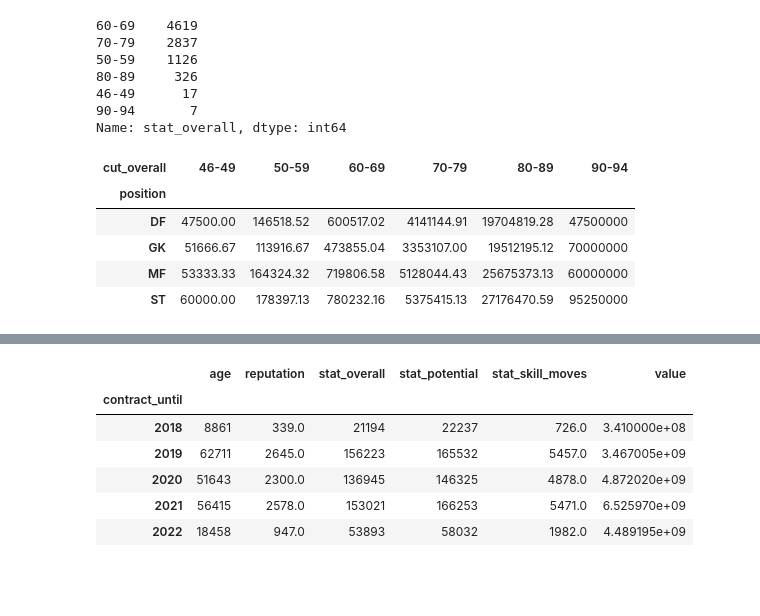
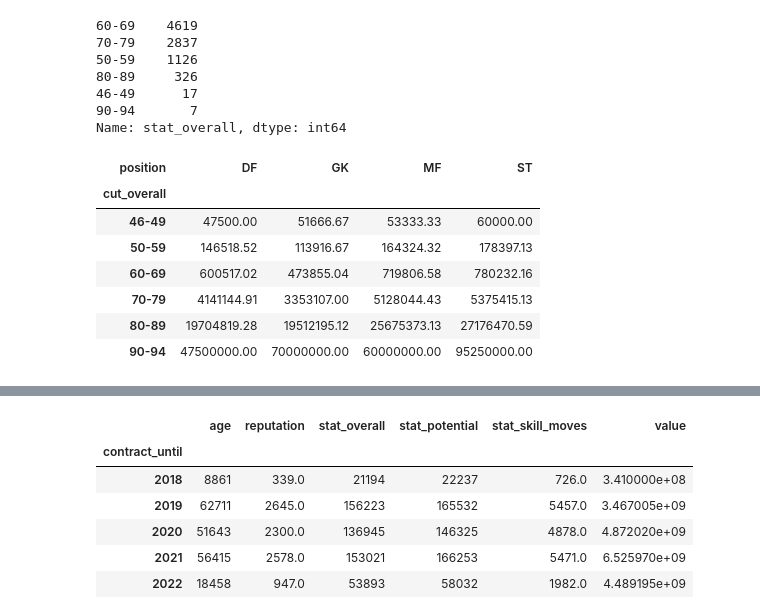
Before and after one commit to JEONSUN/Project-Soccer_player_transfer_Prediction, a Jupyter notebook: preprocessing.ipynb, the cells around one changed output, grey strips where cells are left out. Cells and saved outputs as stored; diff of their text form; code cells hidden in the pictures; blank space fills up the shorter version.

```diff
--- a/preprocessing.ipynb
+++ b/preprocessing.ipynb
@@ -289,13 +298,15 @@ Name: stat_overall, dtype: int64
 
 train_data['cut_overall'] = cut_overall
 # %%
-pos_pivot = train_data.pivot_table(values = 'value' , index = 'position', columns = 'cut_overall', aggfunc = np.mean, fill_value = 0)
+pos_pivot = train_data.pivot_table(values = 'value' , index = 'cut_overall', columns = 'position', aggfunc = np.mean, fill_value = 0)
 
 pos_pivot.round(2)
 # %% [output]
-| cut_overall | 46-49 | 50-59 | 60-69 | 70-79 | 80-89 | 90-94 |
-| position |  |  |  |  |  |  |
-| DF | 47500.00 | 146518.52 | 600517.02 | 4141144.91 | 19704819.28 | 47500000 |
-| GK | 51666.67 | 113916.67 | 473855.04 | 3353107.00 | 19512195.12 | 70000000 |
-| MF | 53333.33 | 164324.32 | 719806.58 | 5128044.43 | 25675373.13 | 60000000 |
-| ST | 60000.00 | 178397.13 | 780232.16 | 5375415.13 | 27176470.59 | 95250000 |
+| position | DF | GK | MF | ST |
+| cut_overall |  |  |  |  |
+| 46-49 | 47500.00 | 51666.67 | 53333.33 | 60000.00 |
+| 50-59 | 146518.52 | 113916.67 | 164324.32 | 178397.13 |
+| 60-69 | 600517.02 | 473855.04 | 719806.58 | 780232.16 |
+| 70-79 | 4141144.91 | 3353107.00 | 5128044.43 | 5375415.13 |
+| 80-89 | 19704819.28 | 19512195.12 | 25675373.13 | 27176470.59 |
+| 90-94 | 47500000.00 | 70000000.00 | 60000000.00 | 95250000.00 |
```
Also changed, not shown: parts of 11 cells of this notebook, 3 other files.
